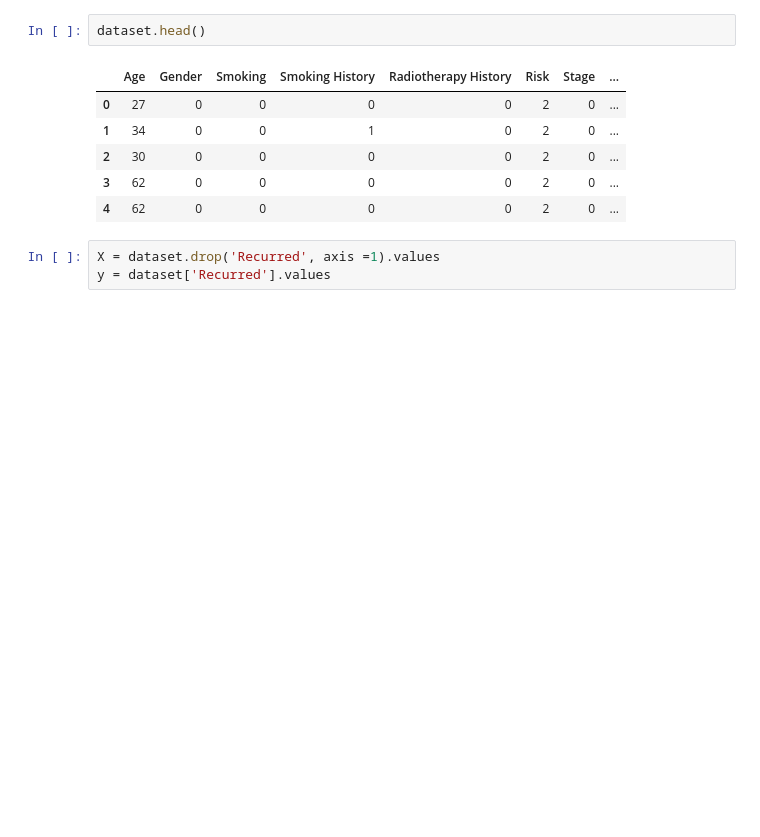
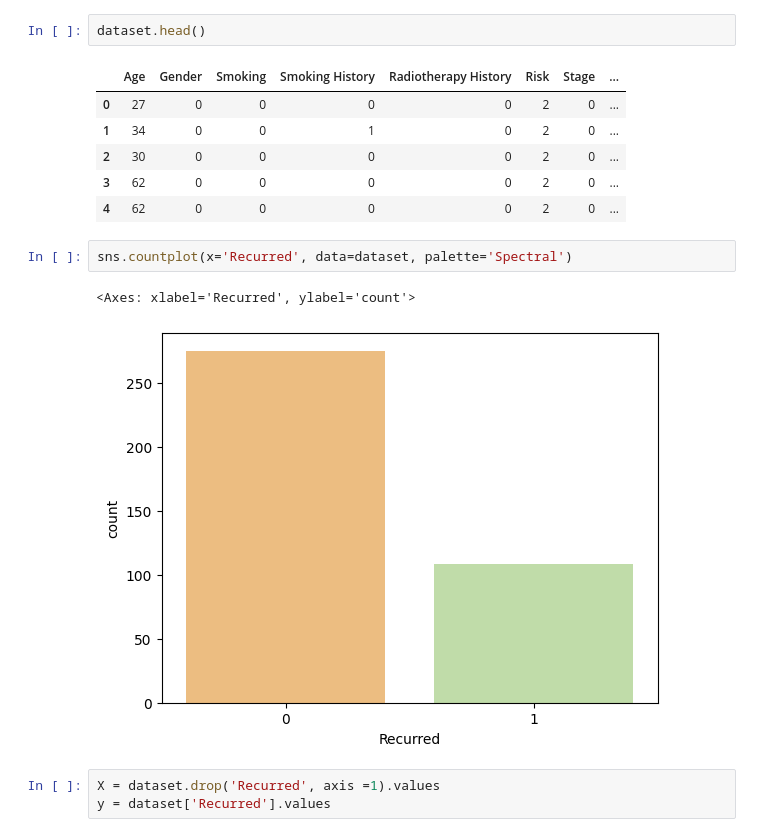
Before and after one commit to jojoroy/KaggleSkinGeneExp, a Jupyter notebook: eda-data-visualization-and-ann-with-98.ipynb, the cells around one changed output. Drawn from its saved outputs; the diff is of its cells as text; blank space fills up the shorter version.

Commit message:
Kaggle Notebook | EDA , Data Visualization and ANN with 98%+ | Version 4

```diff
--- a/eda-data-visualization-and-ann-with-98.ipynb
+++ b/eda-data-visualization-and-ann-with-98.ipynb
@@ -230,6 +233,11 @@ dataset.head()
 | 2 | 30 | 0 | 0 | 0 | 0 | 2 | 0 | ... |
 | 3 | 62 | 0 | 0 | 0 | 0 | 2 | 0 | ... |
 | 4 | 62 | 0 | 0 | 0 | 0 | 2 | 0 | ... |
+# %%
+sns.countplot(x='Recurred', data=dataset, palette='Spectral')
+# %% [output]
+<Axes: xlabel='Recurred', ylabel='count'>
+[figure, added]
 # %%
 X = dataset.drop('Recurred', axis =1).values
 y = dataset['Recurred'].values
```
Also changed, not shown: parts of 14 cells of this notebook.
